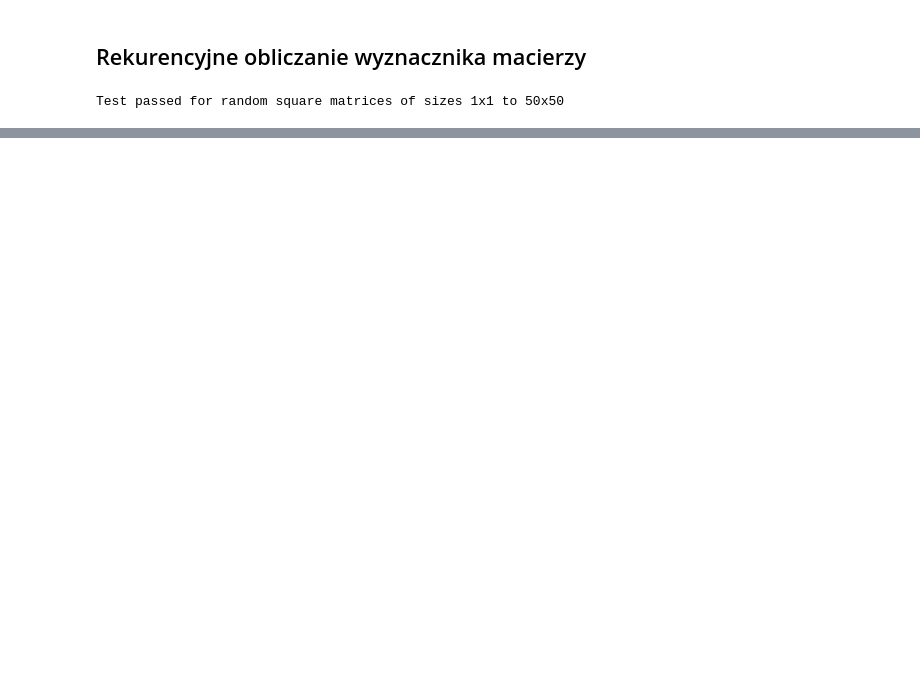
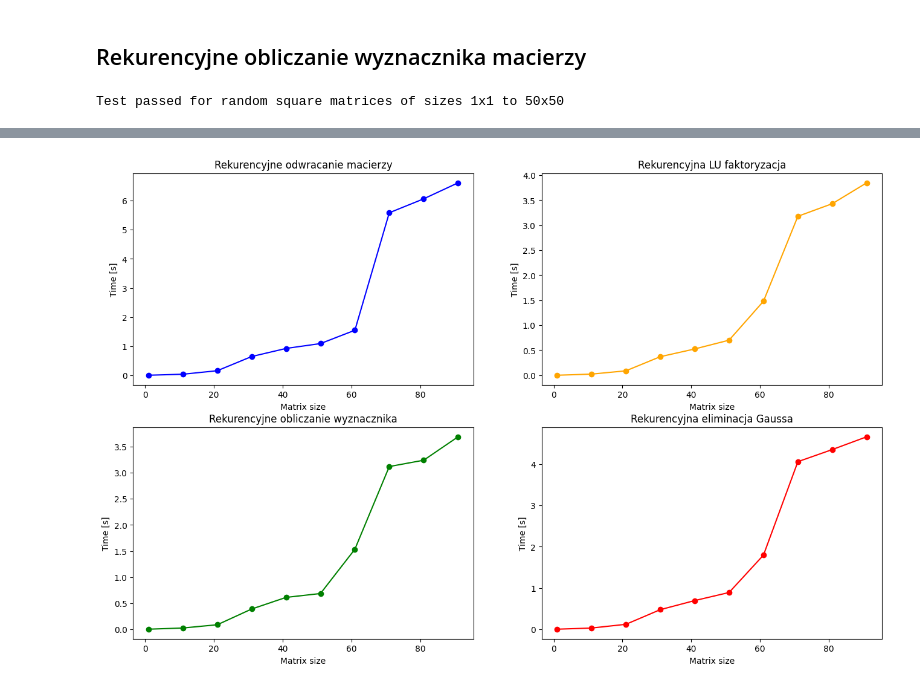
Before and after one commit to mpodmokly/matrix-algorithms, a Jupyter notebook: Zad2/zad2.ipynb, the cells around one changed output, grey strips where cells are left out. Drawn from its saved outputs; the diff is of its cells as text; code cells hidden in the pictures; blank space fills up the shorter version.

```diff
--- a/Zad2/zad2.ipynb
+++ b/Zad2/zad2.ipynb
@@ -98,7 +111,7 @@ def recursive_matrix_inverse(A):
     return A_inverse
 # %%
 start = 1
-stop = 50
+stop = 30
 
 for test_num in range(start, stop+1):
     matrix = generate_random_matrix(test_num)
@@ -165,7 +175,7 @@ def lu_recursive(A):
     return L, U
 # %%
 start = 1
-stop = 50
+stop = 40
 
 for test_num in range(start, stop+1):
     matrix = generate_random_matrix(test_num)
@@ -222,0 +334,37 @@ Test passed for random square matrices of sizes 1x1 to 50x50
+# %%
+inv_times = []
+det_times = []
+lu_times = []
+elimination_times = []
+
+inv_flops = []
+det_flops = []
+lu_flops = []
+
+xs = [i for i in range(1, 101, 10)]
+for size in xs:
+    print(f'Currently computing {size}x{size}')
+    A = generate_random_matrix(size)
+
+    operation_count = 0
+    start = time()
+    A_inv = recursive_matrix_inverse(A)
+    inv_times.append(time() - start)
+    inv_flops.append(operation_count)
+
+    operation_count = 0
+    start = time()
+    L, U = lu_recursive(A)
+    lu_times.append(time() - start)
+    lu_flops.append(operation_count)
+
+    operation_count = 0
+    start = time()
+    det = recursive_determinant_lu(A)
+    det_times.append(time() - start)
+    det_flops.append(operation_count)
+
+    b = np.random.rand(size)
+    start = time()
+    x = recursive_gaussian_elimination(A, b)
+    elimination_times.append(time() - start)
@@ -222,0 +382,4 @@ Test passed for random square matrices of sizes 1x1 to 50x50
+# %%
+draw_all(xs, 'Time [s]', inv_times, lu_times, det_times, elimination_times, 'plot2.png')
+# %% [output]
+[figure, added]
```
Also changed, not shown: parts of 19 cells of this notebook, 3 other files.
